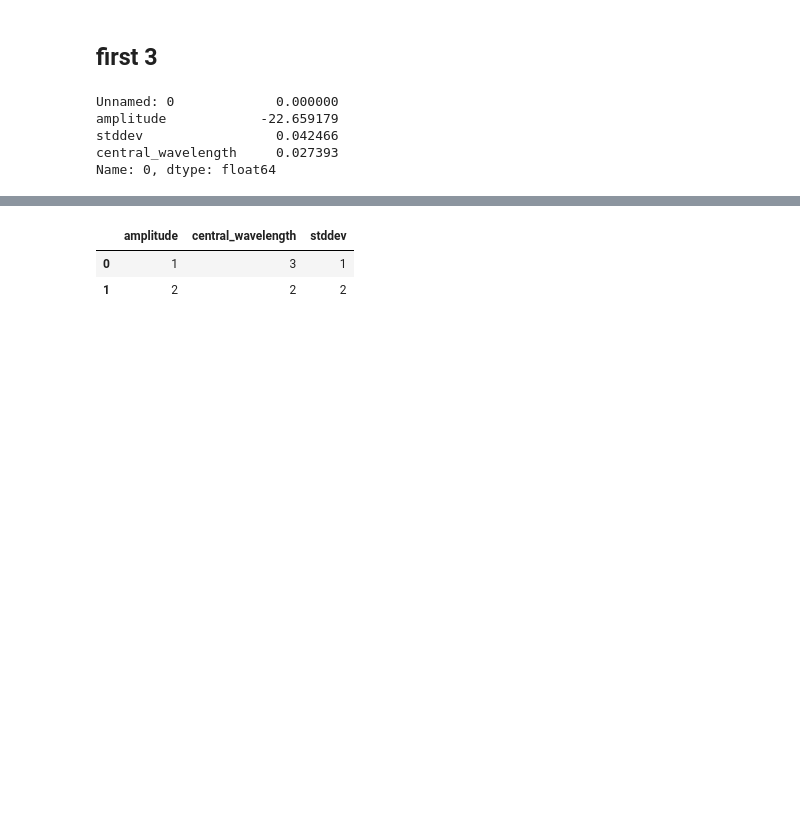
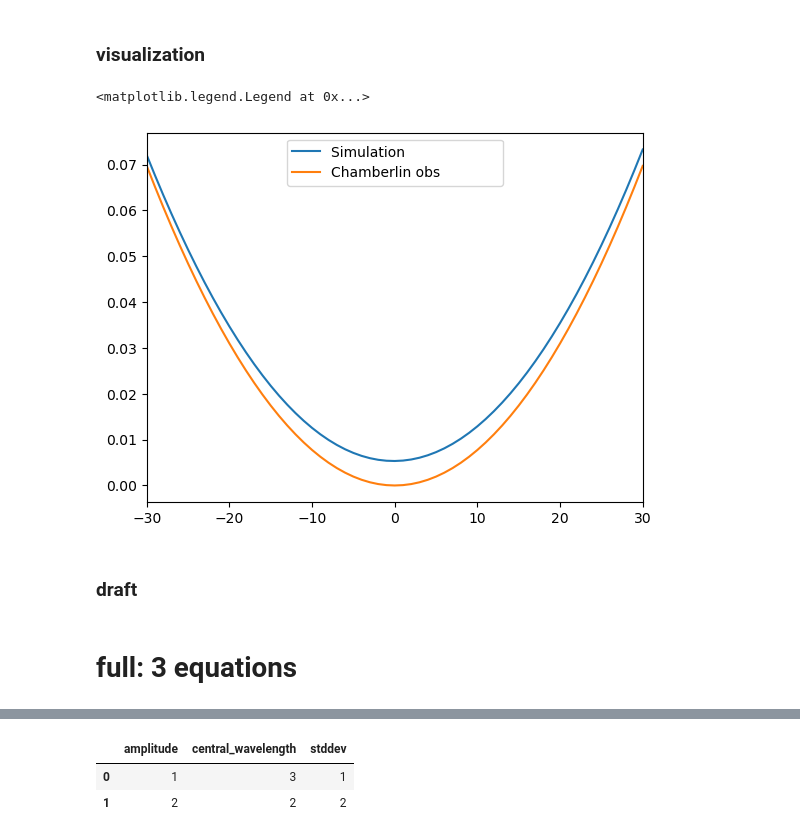
Before and after one commit to MaoChengzhi/EVE-spectrum-correction, a Jupyter notebook: theoretical_ideal_calculation/analytical_expression.ipynb, the cells around one changed output, grey strips where cells are left out. Cells and saved outputs as stored; diff of their text form; code cells hidden in the pictures; blank space fills up the shorter version.

```diff
--- a/theoretical_ideal_calculation/analytical_expression.ipynb
+++ b/theoretical_ideal_calculation/analytical_expression.ipynb
@@ -32,0 +66,35 @@ pixel_num=df.index.stop
+# %%
+def equations(p,A_i,mu_i,sigma_i):
+    mu ,sigma= p
+
+    eq1=0
+    eq2=0
+
+    exp_i = np.exp(-(mu - mu_i) ** 2 / (2 * (sigma ** 2 + sigma_i ** 2)))
+
+    eq1 = np.sum(A_i * exp_i * (1 / np.sqrt(sigma ** 2 + sigma_i ** 2) - 2 * (sigma ** 2 * (mu - mu_i) ** 2 + sigma ** 2 * sigma_i ** 2 + sigma_i ** 4) / (sigma ** 2 + sigma_i ** 2) ** 2.5))
+    eq2 = np.sum(A_i * (mu_i - mu) * exp_i / ((sigma_i ** 2 + sigma ** 2) ** (3 / 2)))
+
+    # print(eq1,eq2,mu ,sigma)
+
+    return [eq1, eq2]
+# %%
+start = time.time()
+
+test_num=angle_point_num_alpha
+sol=np.zeros((test_num,2))
+# for i in range(angle_point_num_alpha):
+for i in range(test_num):
+    df=image_df_2048(i)
+    A_i=df.iloc[:]["integral_area"]
+    mu_i=df.iloc[:]["central_wavelength"]
+    sigma_i=df.iloc[:]["stddev"]
+    sol[i]=fsolve(equations,x0=(19.8*transunit*offaxis_angle_x_alpha[i]**2+0.004,0.042),
+                      args=(A_i,mu_i,sigma_i,),maxfev=20)
+    print(str(offaxis_angle_x_alpha[i]*180*60/math.pi)+" arcmin:   finished")
+    print(sol[i])
+    print()
+
+end = time.time()
+totol_time = end - start
+print(totol_time)
@@ -32,0 +119,15 @@ pixel_num=df.index.stop
+# %% [markdown]
+### visualization
+# %%
+fig, ax = plt.subplots()
+
+ax.plot(offaxis_angle_x_alpha[:test_num]*180*60/pi,sol[:,0],label="Simulation                     ")
+ax.set_xlim(-30,30)
+ax.plot(offaxis_angle_x_alpha[:test_num]*180*60/pi,19.8*transunit*offaxis_angle_x_alpha[:test_num]**2,
+        label="Chamberlin obs")
+ax.legend()
+# %% [output]
+<matplotlib.legend.Legend at 0x...>
+[figure, added]
+# %% [markdown]
+### draft
@@ -33,12 +161,2 @@ pixel_num=df.index.stop
 # %% [markdown]
-## first 3
+# full: 3 equations
-# %%
-for i in range(1):
-    print(df.iloc[i])
-    print()
-# %% [output]
-Unnamed: 0             0.000000
-amplitude            -22.659179
-stddev                 0.042466
-central_wavelength     0.027393
-Name: 0, dtype: float64
```
Also changed, not shown: parts of 52 cells of this notebook, 6 other files.
